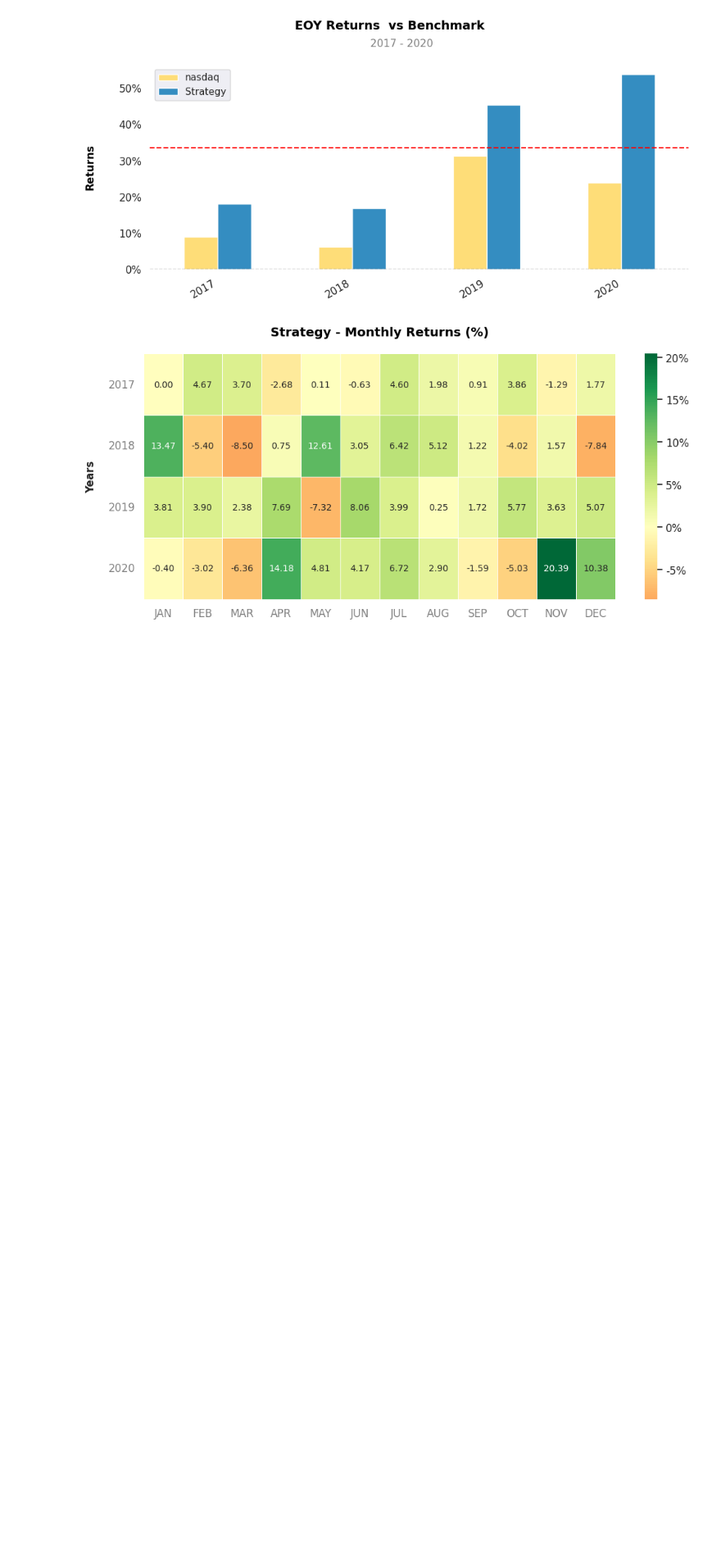
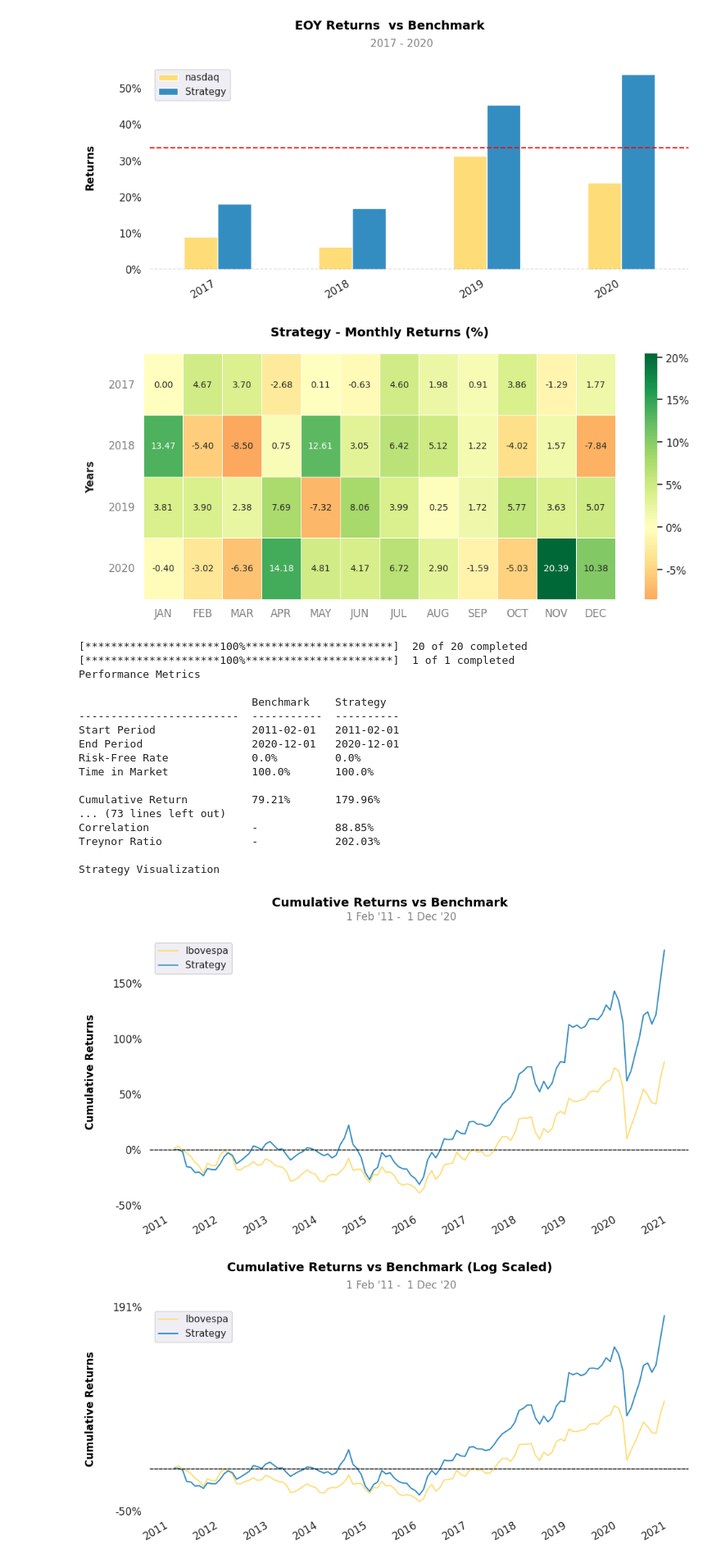
Before and after one commit to savio160502/TCC, a Jupyter notebook: Projeto.ipynb, the cells around one changed output. Shown at 82% size. Drawn from its saved outputs; the diff is of its cells as text; code cells hidden in the pictures; blank space fills up the shorter version.

```diff
--- a/Projeto.ipynb
+++ b/Projeto.ipynb
@@ -1884,7 +1885,7 @@ def Analise_Fund(tickers,ratio,year,periodo = 'annual'):
             table = data.T[ratio]
             table.index = pd.to_datetime(table.index)
             table = table.loc[table.index.year == int(year_usado[steps1])]
-            table['Company'] = tickers[steps2]
+            table['Company'] = p
             Full_table = Full_table.append(table)
 
     if periodo != 'annual':
@@ -1894,6 +1895,11 @@ def Analise_Fund(tickers,ratio,year,periodo = 'annual'):
         Full_table.index = pd.to_datetime(Full_table['index'])
 
         Full_table = Full_table.drop('index',axis=1)
+
+    # retirando se tiver algum valor zerado
+    Full_table = Full_table.reset_index()  # Transforma o índice em coluna
+    Full_table = Full_table.drop(index = Full_table[(Full_table == 0).any(axis=1)].index)  # Remove linhas com algum valor zero
+    Full_table = Full_table.set_index('index')
 
     company = Full_table['Company']
     company =  company.reset_index(drop = True)
@@ -1909,6 +1915,7 @@ def Analise_Fund(tickers,ratio,year,periodo = 'annual'):
     rank = bv
     rank.index = Full_table.index
     rank = rank.sort_index()
+
     rank = rank.loc[year[0]:year[-1]]
 
     return rank
@@ -1996,6 +2003,7 @@ def Analise_Quant(tickers,f_score_ratio_min,f_score_ratio_max,g_score_ratio_max,
         Final_yr_wise = Final_yr_wise.sort_index()
 
     Final_yr_wise = Final_yr_wise.loc[year[0]:year[-1]]
+
     company = pd.DataFrame(Final_yr_wise['Company'])
 
     vc = zscore2(Final_yr_wise[Final_yr_wise.columns[:-1]], headline='Cumulative-F&G-Score')
@@ -2064,7 +2072,7 @@ def comparar_estrategia(tickers,ratio,f_score_ratio_min,f_score_ratio_max,g_scor
     estrategia = Estrategia_Quantamental(tickers,ratio,f_score_ratio_min,f_score_ratio_max,g_score_ratio_max,year,periodo,qtd)
 
     df = pd.DataFrame()
-    inicio = year[0] + '-01-01'
+    inicio = str(int(year[0]) - 1)  + '-12-31'
     final = year[-1] + '-12-31'
 
     stock = yf.download(tickers=tickers, start=inicio,
@@ -2116,10 +2124,13 @@ def comparar_estrategia(tickers,ratio,f_score_ratio_min,f_score_ratio_max,g_scor
     qs.reports.metrics(frame_final['Strategy'],frame_final[name_benchmark],mode='full')
 
     print("\n\033[1mStrategy Visualization\033[0m\n")
+
     qs.plots.returns(frame_final['Strategy'],frame_final[name_benchmark])
     qs.plots.log_returns(frame_final['Strategy'],frame_final[name_benchmark])
     qs.plots.yearly_returns(frame_final['Strategy'],frame_final[name_benchmark])
     qs.plots.monthly_heatmap(frame_final['Strategy'],frame_final[name_benchmark])
+
+    return estrategia
 # %%
 tickers = ["GILD", 'MU', 'AMAT', 'MSFT', 'AMD', 'CSCO', 'QCOM',
        'GOOG', 'TSLA', 'TXN', 'INTC', 'ATVI', 'PEP', 'PCAR']
@@ -2340,3 +2351,47 @@ Strategy Visualization
 [figure]
 [figure]
 [figure]
+# %%
+tickers_br = ["VALE3.SA","PETR4.SA","ITUB4.SA","BBDC4.SA","B3SA3.SA"
+           ,"ELET3.SA","BBAS3.SA","ABEV3.SA","RENT3.SA","ITSA4.SA",
+           "WEGE3.SA","CSAN3.SA","LREN3.SA","EQTL3.SA","RADL3.SA",
+           "SUZB3.SA","PRIO3.SA","GGBR4.SA","JBSS3.SA","BBDC3.SA"]
+
+year_br = ['2011','2012','2013','2014','2015','2016','2017','2018', '2019', '2020']
+
+ratio = ['peRatio', 'priceToSalesRatio', 'pbRatio', 'evToSales',
+             'debtToEquity', 'evToFreeCashFlow', 'debtToAssets', 'netDebtToEBITDA']
+
+f_score_ratio_max = ['roe', 'returnOnTangibleAssets',
+                     'researchAndDdevelopementToRevenue', 'currentRatio']
+
+f_score_ratio_min = ['averagePayables',
+                     'daysOfInventoryOnHand', 'interestDebtPerShare']
+
+g_score_ratio_max = ['netIncomePerShare', 'freeCashFlowPerShare',
+                     "shareholdersEquityPerShare", 'cashPerShare', 'bookValuePerShare', 'incomeQuality']
+
+benchmark_br = '^BVSP'
+name_benchmark_br = 'Ibovespa'
+
+comparar_estrategia(tickers_br,ratio,f_score_ratio_min,f_score_ratio_max,g_score_ratio_max,year_br,benchmark_br,name_benchmark_br,6,'annual')
+# %% [output]
+[*********************100%***********************]  20 of 20 completed
+[*********************100%***********************]  1 of 1 completed
+Performance Metrics
+
+                           Benchmark    Strategy
+-------------------------  -----------  ----------
+Start Period               2011-02-01   2011-02-01
+End Period                 2020-12-01   2020-12-01
+Risk-Free Rate             0.0%         0.0%
+Time in Market             100.0%       100.0%
+
+Cumulative Return          79.21%       179.96%
+... (73 lines left out)
+Correlation                -            88.85%
+Treynor Ratio              -            202.03%
+
+Strategy Visualization
+[figure, added]
+[figure, added]
```
Also changed, not shown: parts of 3 cells of this notebook.
